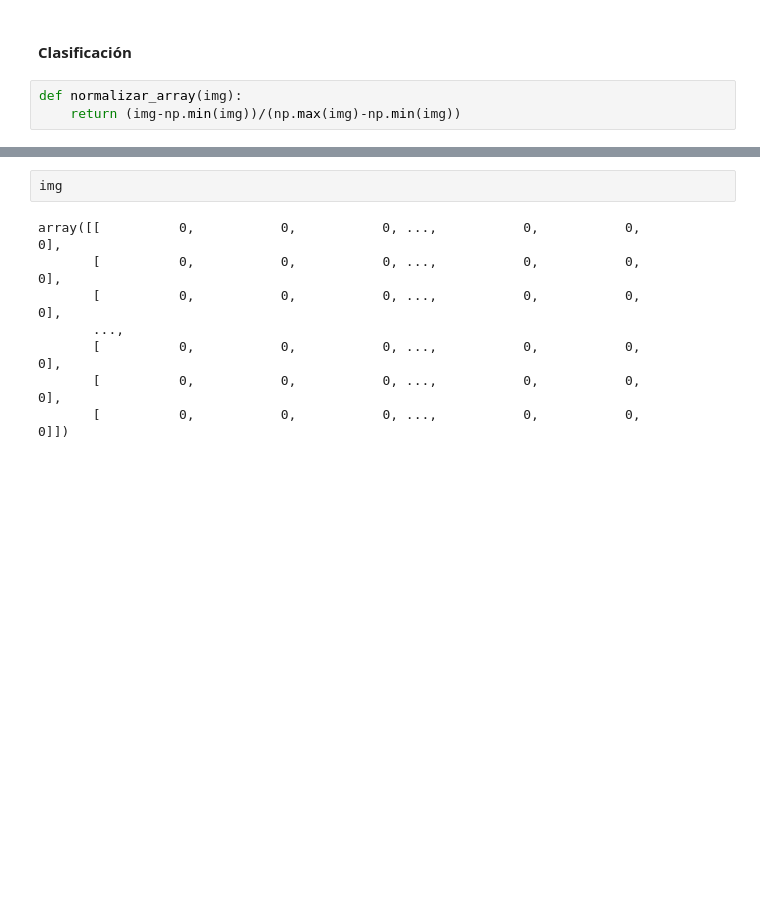
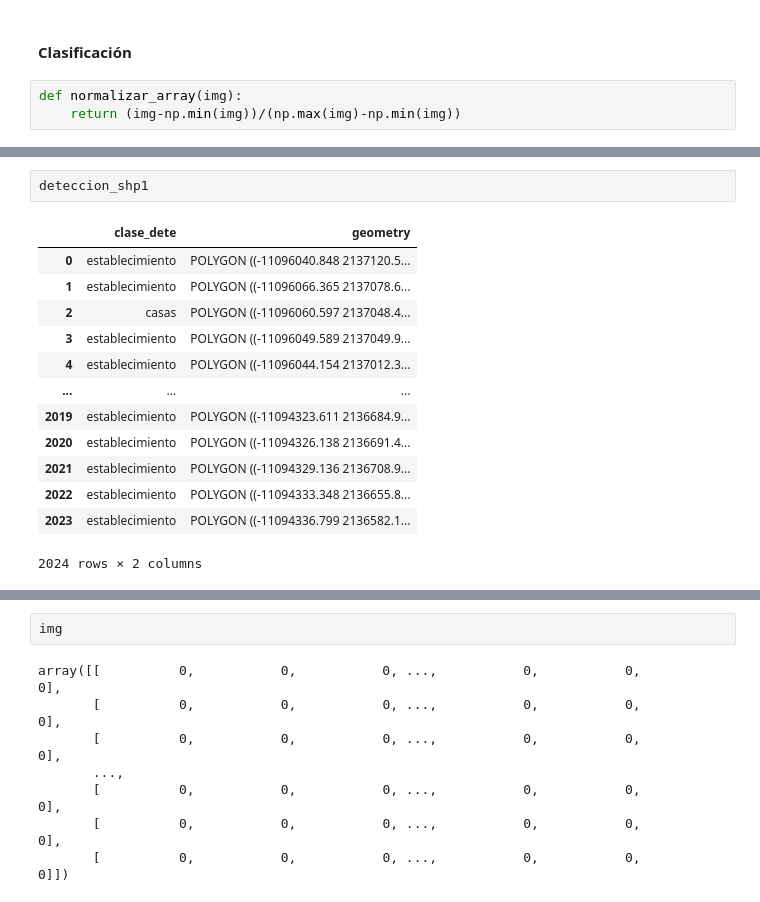
Before and after one commit to DiosLara/Newst_codes, a Jupyter notebook: Detecciondeterrenos/correccion_rotacion_sobreyolo_shp.ipynb, the cells around one changed output, grey strips where cells are left out. Saved outputs shown, nothing was run; the diff lists cells and outputs as text; blank space fills up the shorter version.

```diff
--- a/Detecciondeterrenos/correccion_rotacion_sobreyolo_shp.ipynb
+++ b/Detecciondeterrenos/correccion_rotacion_sobreyolo_shp.ipynb
@@ -140,4 +138,20 @@ deteccion_shp.dropna(how="all")
 2024 rows × 7 columns
+# %%
+deteccion_shp1
+# %% [output]
+|  | clase_dete | geometry |
+| 0 | establecimiento | POLYGON ((-11096040.848 2137120.5... |
+| 1 | establecimiento | POLYGON ((-11096066.365 2137078.6... |
+| 2 | casas | POLYGON ((-11096060.597 2137048.4... |
+| 3 | establecimiento | POLYGON ((-11096049.589 2137049.9... |
+| 4 | establecimiento | POLYGON ((-11096044.154 2137012.3... |
+| ... | ... | ... |
+| 2019 | establecimiento | POLYGON ((-11094323.611 2136684.9... |
+| 2020 | establecimiento | POLYGON ((-11094326.138 2136691.4... |
+| 2021 | establecimiento | POLYGON ((-11094329.136 2136708.9... |
+| 2022 | establecimiento | POLYGON ((-11094333.348 2136655.8... |
+| 2023 | establecimiento | POLYGON ((-11094336.799 2136582.1... |
+2024 rows × 2 columns
 # %%
 %matplotlib
 import tqdm
```
Also changed, not shown: parts of 9 cells of this notebook.
